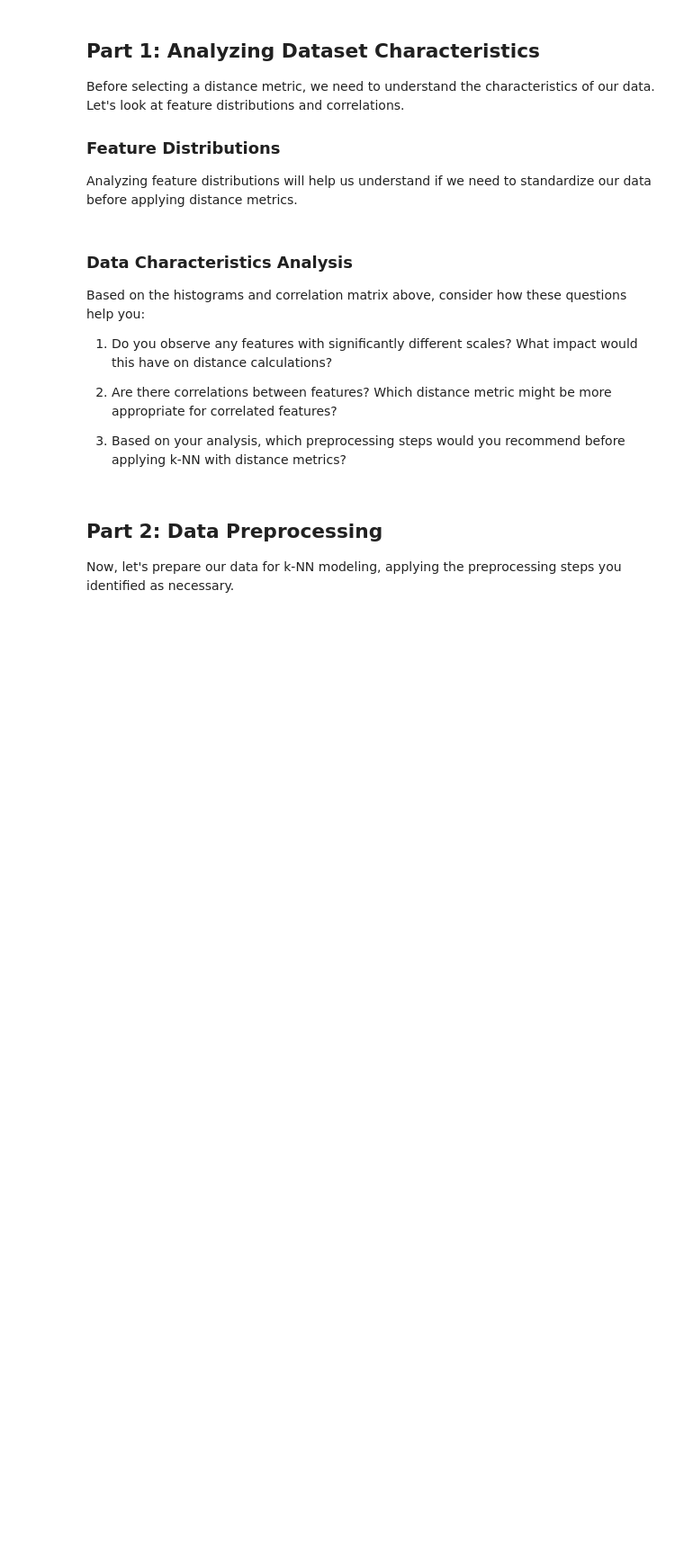
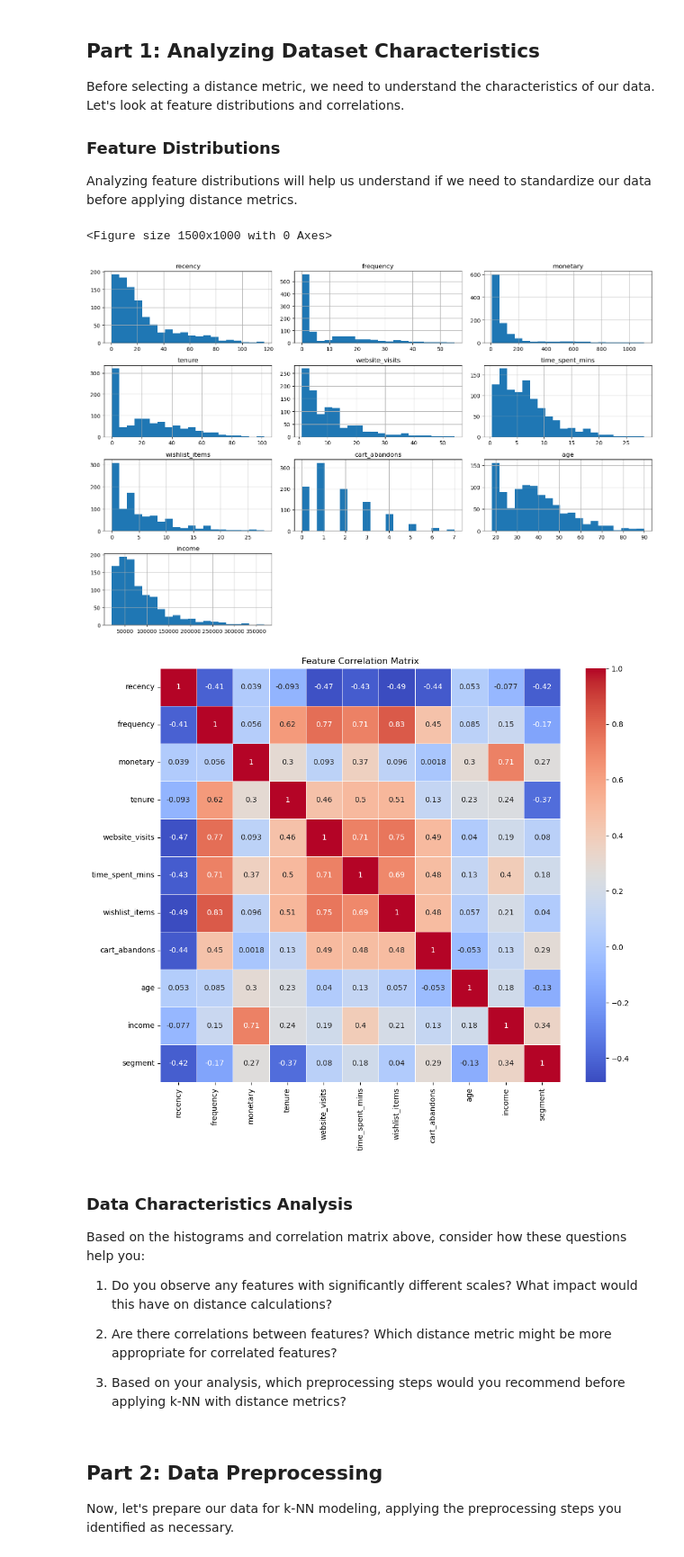
Before and after one commit to marhas109/ds08_all, a Jupyter notebook: mod2_knn_model_lab.ipynb, the cells around one changed output. Shown at 90% size. Cells and saved outputs as stored; diff of their text form; code cells hidden in the pictures; blank space fills up the shorter version.

```diff
--- a/mod2_knn_model_lab.ipynb
+++ b/mod2_knn_model_lab.ipynb
@@ -50,7 +50,7 @@ The dataset contains customer information and a target variable 'segment' indica
 # %%
 # CodeGrade step0
 # Load the dataset
-customer_data = pd.read_csv('retail_customer_data.csv')
+customer_data = pd.read_csv('mod2_retail_customer_data.csv')
 # %%
 # Run this cell without changes
 # Display basic information about the dataset
@@ -77,23 +121,27 @@ Analyzing feature distributions will help us understand if we need to standardiz
 # %%
 # CodeGrade step1
 # Create histograms of all features to observe their distributions
 # Select all numeric columns except the target
-numeric_columns = None
+numeric_columns = ['recency', 'frequency', 'monetary', 'tenure', 'website_visits', 'time_spent_mins', 'wishlist_items', 'cart_abandons', 'age', 'income']
 
 # Plot histograms
 plt.figure(figsize=(15, 10))
 customer_data[numeric_columns].hist(bins=20, figsize=(15, 10))
 plt.tight_layout()
 plt.show();
 
 # Create a correlation matrix to identify feature relationships - use the full dataframe including segment
-correlation_matrix = None
+correlation_matrix = customer_data.corr()
 
 # Plot the correlation matrix
 plt.figure(figsize=(12, 10))
 sns.heatmap(correlation_matrix, annot=True, cmap='coolwarm', linewidths=0.5)
 plt.title('Feature Correlation Matrix')
-plt.show();
+plt.show()
+# %% [output]
+<Figure size 1500x1000 with 0 Axes>
+[figure, added]
+[figure, added]
 # %% [markdown]
 ### Data Characteristics Analysis
 
```
Also changed, not shown: parts of 14 cells of this notebook.
